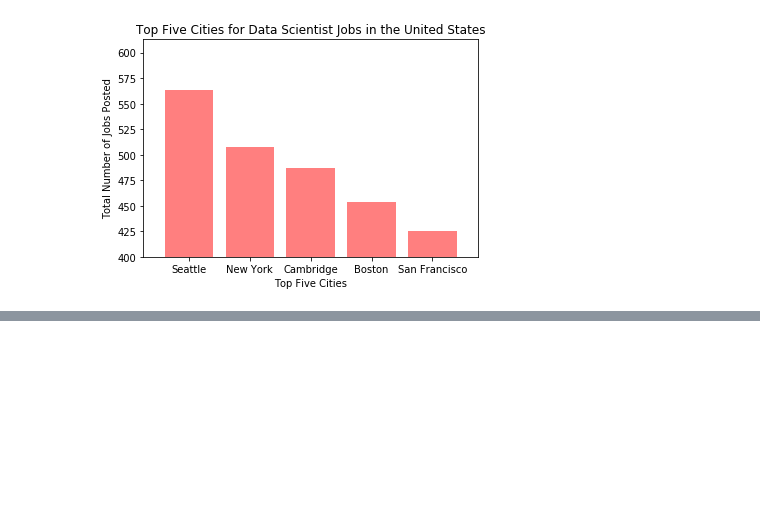
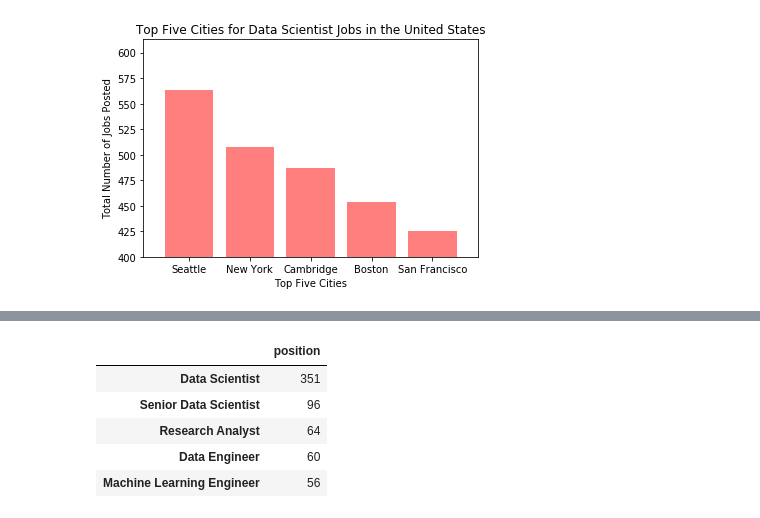
Before and after one commit to tjgrafft/DataScienceJobs_Project, a Jupyter notebook: project_code2.ipynb, the cells around one changed output, grey strips where cells are left out. Saved outputs shown, nothing was run; the diff lists cells and outputs as text; code cells hidden in the pictures; blank space fills up the shorter version.

```diff
--- a/project_code2.ipynb
+++ b/project_code2.ipynb
@@ -44,0 +78,16 @@ plt.show()
+# %%
+position = all_data_read["position"]
+
+data_position = pd.DataFrame(position.value_counts())
+
+data_position.head(5)
+
+five_position = data_position.head(5)
+five_position
+# %% [output]
+|  | position |
+| Data Scientist | 351 |
+| Senior Data Scientist | 96 |
+| Research Analyst | 64 |
+| Data Engineer | 60 |
+| Machine Learning Engineer | 56 |
```
Also changed, not shown: parts of 4 cells of this notebook.
